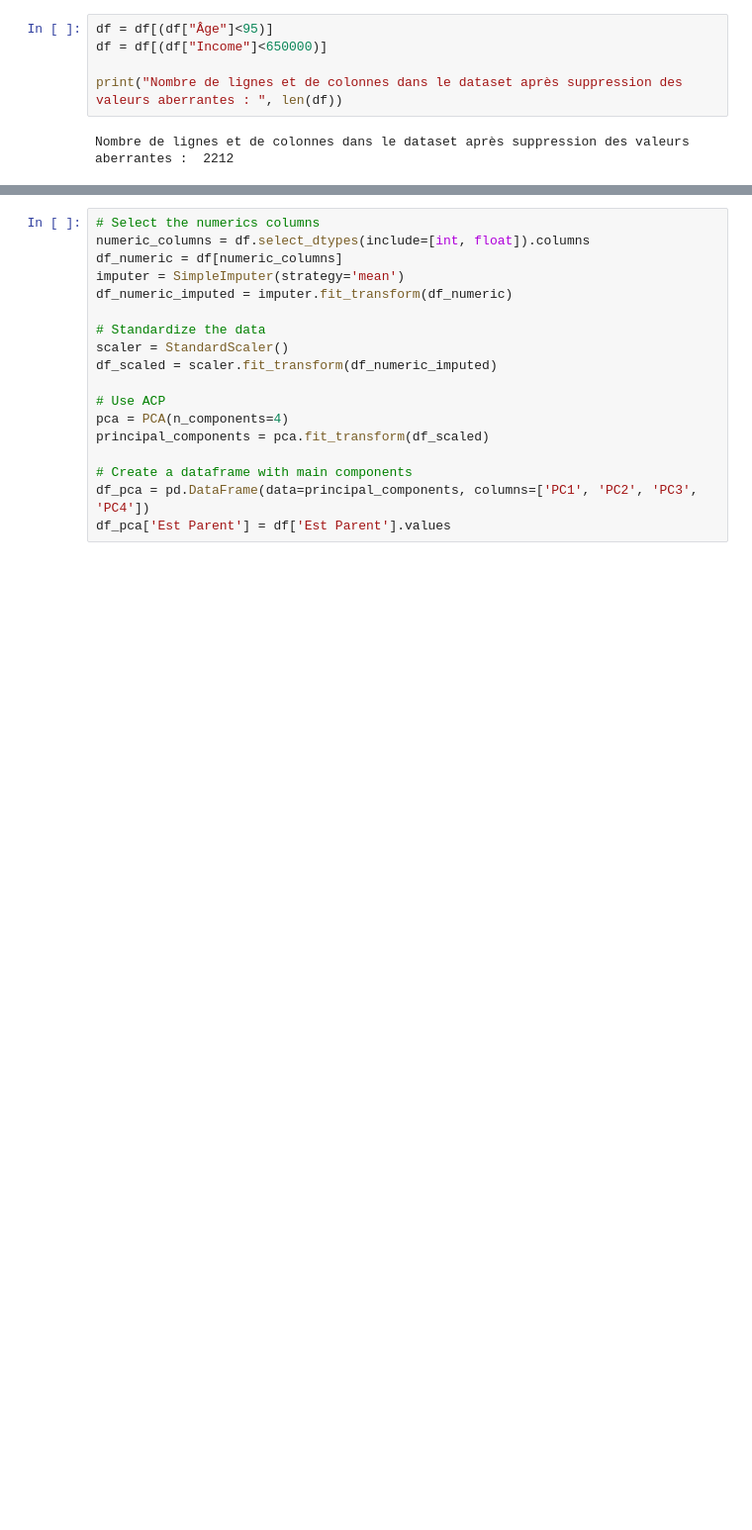
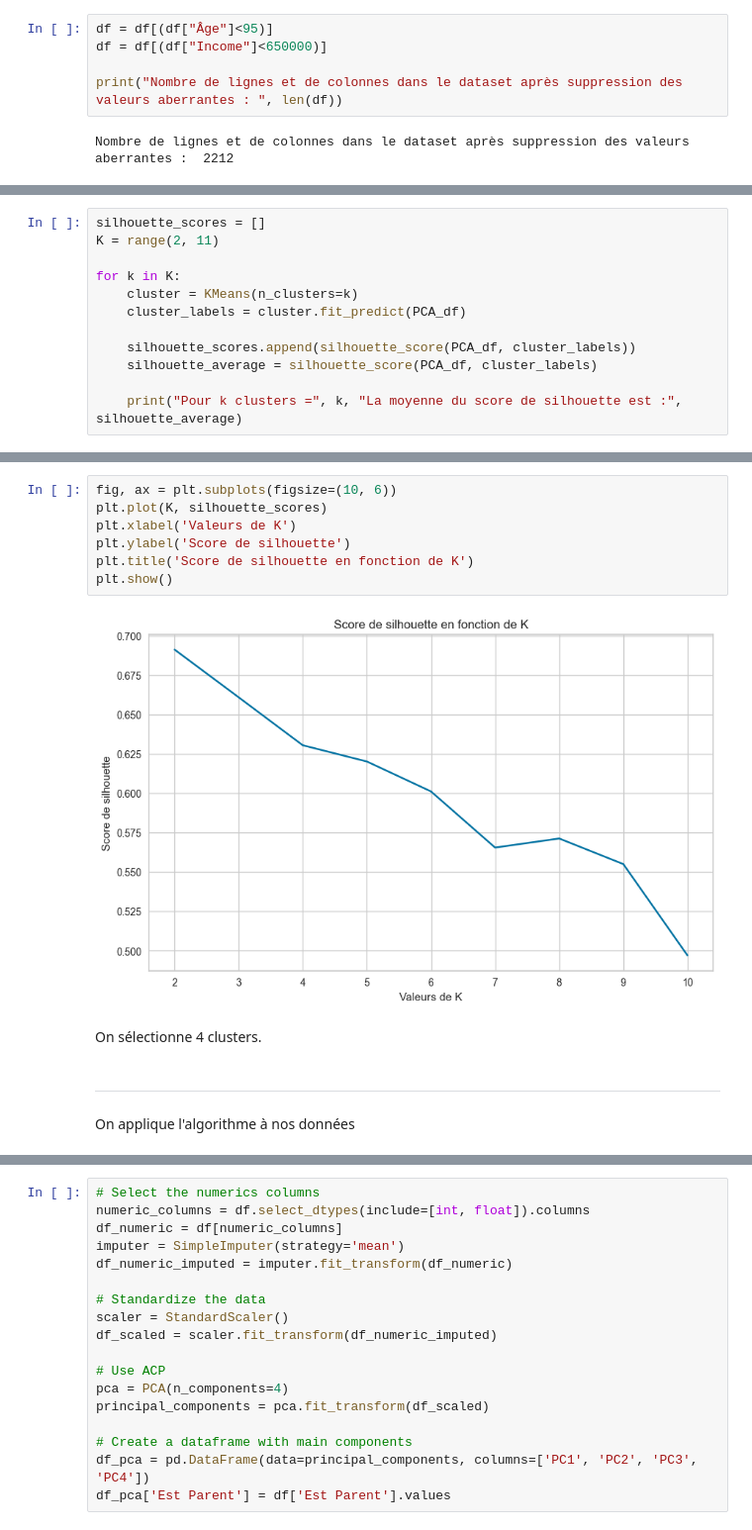
Before and after one commit to aurelien-adjimi/customer-personality-analysis, a Jupyter notebook: customer-personality-analysis.ipynb, the cells around one changed output, grey strips where cells are left out. Shown at 99% size. Saved outputs shown, nothing was run; the diff lists cells and outputs as text; blank space fills up the shorter version.

```diff
--- a/customer-personality-analysis.ipynb
+++ b/customer-personality-analysis.ipynb
@@ -393,0 +421,12 @@ Sélection des caractéristiques numériques
+# %%
+silhouette_scores = []
+K = range(2, 11)
+
+for k in K:
+    cluster = KMeans(n_clusters=k)
+    cluster_labels = cluster.fit_predict(PCA_df)
+
+    silhouette_scores.append(silhouette_score(PCA_df, cluster_labels))
+    silhouette_average = silhouette_score(PCA_df, cluster_labels)
+
+    print("Pour k clusters =", k, "La moyenne du score de silhouette est :", silhouette_average)
@@ -393,0 +443,15 @@ Sélection des caractéristiques numériques
+# %%
+fig, ax = plt.subplots(figsize=(10, 6))
+plt.plot(K, silhouette_scores)
+plt.xlabel('Valeurs de K')
+plt.ylabel('Score de silhouette')
+plt.title('Score de silhouette en fonction de K')
+plt.show()
+# %% [output]
+[figure, added]
+# %% [markdown]
+On sélectionne 4 clusters.
+# %% [markdown]
+___
+# %% [markdown]
+On applique l'algorithme à nos données
```
Also changed, not shown: parts of 160 cells of this notebook.
